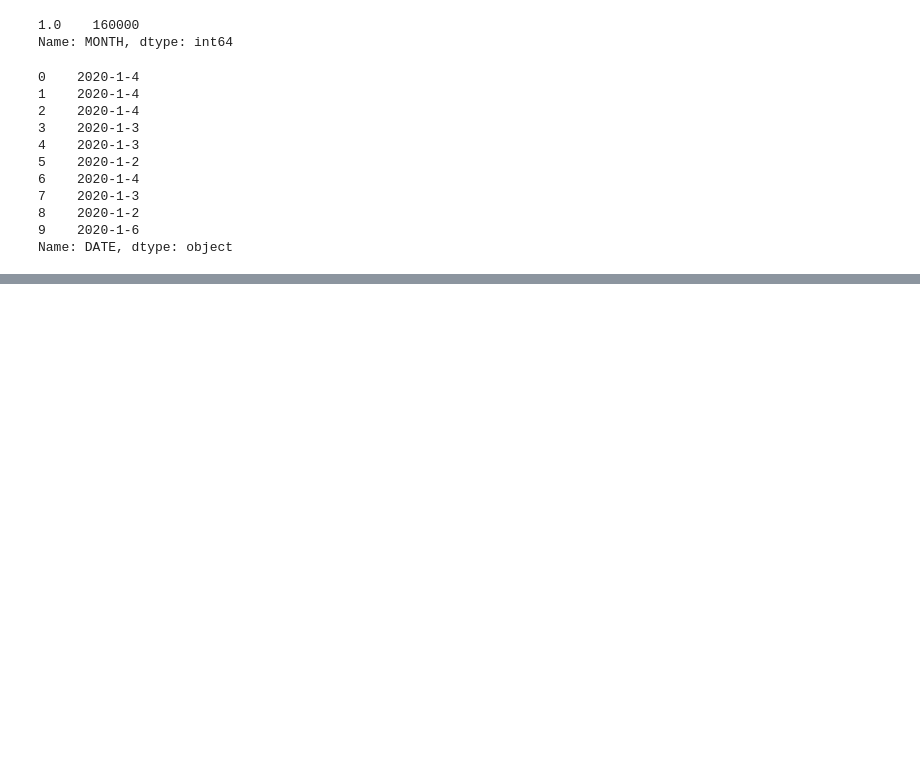
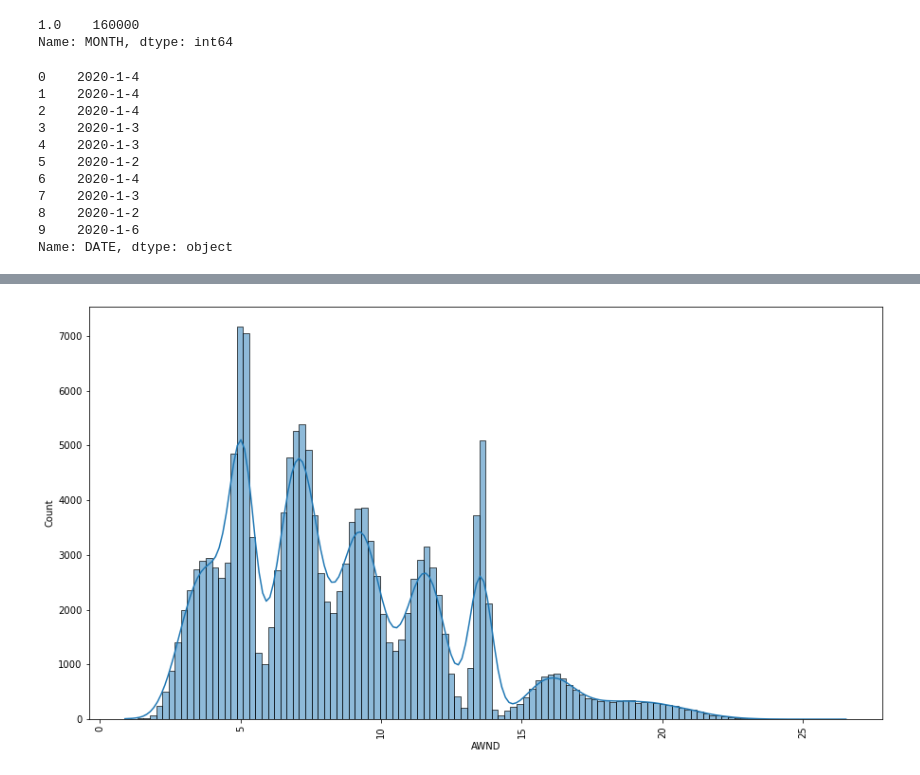
Before and after one commit to Subhrajit91939/Data-Engineering-Championship, a Jupyter notebook: DEC_2022.ipynb, the cells around one changed output, grey strips where cells are left out. Saved outputs shown, nothing was run; the diff lists cells and outputs as text; code cells hidden in the pictures; blank space fills up the shorter version.

```diff
--- a/DEC_2022.ipynb
+++ b/DEC_2022.ipynb
@@ -188,0 +288,8 @@ main_df['TIMESTAMP'] = main_df[['DATE', 'LOW']].apply(lambda x: ' '.join(x.astyp
+# %%
+# Plot the distribution of the 'AWND' column before the Imputation
+plt.figure(figsize=(15, 8))
+sns.histplot(x=main_df['AWND'], kde=True)
+plt.xticks(rotation=90)
+plt.show()
+# %% [output]
+[figure, added]
```
Also changed, not shown: parts of 13 cells of this notebook.
